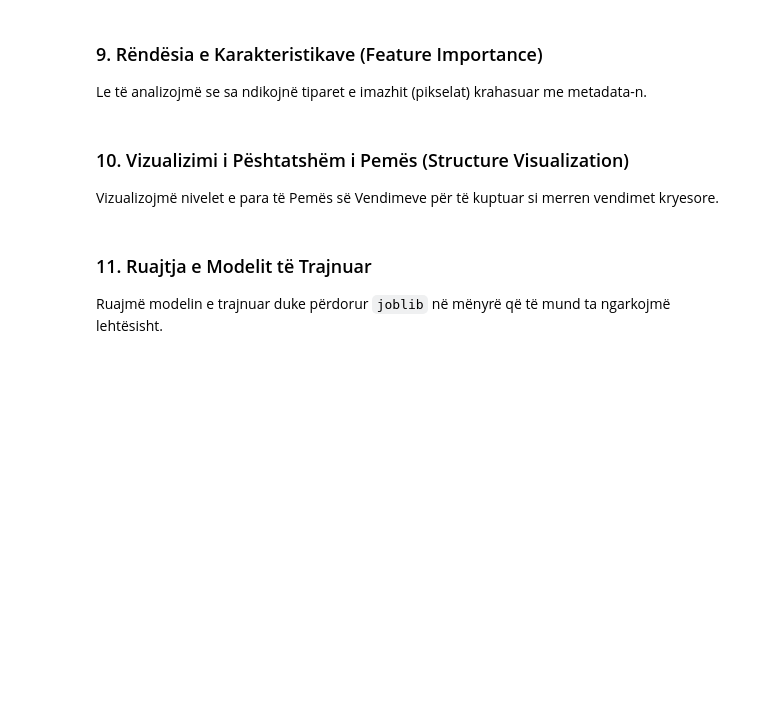
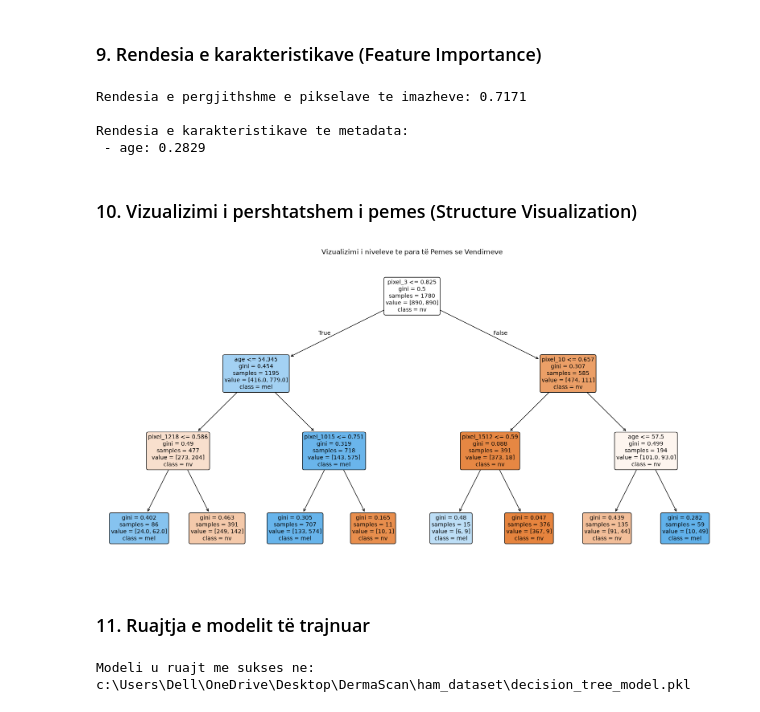
Before and after one commit to VeseVrellaku/DermaScan, a Jupyter notebook: ham_dataset/01_decision_tree.ipynb, the cells around one changed output. Cells and saved outputs as stored; diff of their text form; code cells hidden in the pictures; blank space fills up the shorter version.

Commit message:
feat(ml): saved the testing of decision tree to show when you open the file

```diff
--- a/ham_dataset/01_decision_tree.ipynb
+++ b/ham_dataset/01_decision_tree.ipynb
@@ -177,6 +236,5 @@ plt.show()
-# %% [markdown]
-### 9. Rëndësia e Karakteristikave (Feature Importance)
-Le të analizojmë se sa ndikojnë tiparet e imazhit (pikselat) krahasuar me metadata-n.
+# %% [markdown]
+### 9. Rendesia e karakteristikave (Feature Importance)
 # %%
 importances = model.feature_importances_
 num_pixels = X_img.shape[1]
@@ -184,31 +242,38 @@ num_pixels = X_img.shape[1]
 pixel_imp_sum = np.sum(importances[:num_pixels])
 meta_imp = importances[num_pixels:]
 
-print(f"Rëndësia e përgjithshme e pikselave të imazheve: {pixel_imp_sum:.4f}")
-print("\nRëndësia e karakteristikave të metadata:")
+print(f"Rendesia e pergjithshme e pikselave te imazheve: {pixel_imp_sum:.4f}")
+print("\nRendesia e karakteristikave te metadata:")
 for col, imp in zip(meta_cols, meta_imp):
     if imp > 0:
         print(f" - {col}: {imp:.4f}")
+# %% [output]
+Rendesia e pergjithshme e pikselave te imazheve: 0.7171
+
+Rendesia e karakteristikave te metadata:
+ - age: 0.2829
-# %% [markdown]
-### 10. Vizualizimi i Pështatshëm i Pemës (Structure Visualization)
-Vizualizojmë nivelet e para të Pemës së Vendimeve për të kuptuar si merren vendimet kryesore.
+# %% [markdown]
+### 10. Vizualizimi i pershtatshem i pemes (Structure Visualization)
 # %%
 plt.figure(figsize=(20, 10))
 plot_tree(
     model,
     max_depth=3,
     feature_names=[f"pixel_{i}" for i in range(num_pixels)] + meta_cols,
     class_names=['nv', 'mel'],
     filled=True,
     rounded=True,
     fontsize=10
 )
-plt.title("Vizualizimi i niveleve të para të Pemës së Vendimeve")
+plt.title("Vizualizimi i niveleve te para të Pemes se Vendimeve")
 plt.show()
+# %% [output]
+[figure, added]
-# %% [markdown]
-### 11. Ruajtja e Modelit të Trajnuar
-Ruajmë modelin e trajnuar duke përdorur `joblib` në mënyrë që të mund ta ngarkojmë lehtësisht.
+# %% [markdown]
+### 11. Ruajtja e modelit të trajnuar
 # %%
 model_path = os.path.join(BASE_DIR, "decision_tree_model.pkl")
 joblib.dump(model, model_path)
-print(f"Modeli u ruajt me sukses në: {model_path}")
+print(f"Modeli u ruajt me sukses ne: {model_path}")
+# %% [output]
+Modeli u ruajt me sukses ne: c:\Users\Dell\OneDrive\Desktop\DermaScan\ham_dataset\decision_tree_model.pkl
```
Also changed, not shown: parts of 23 cells of this notebook.
